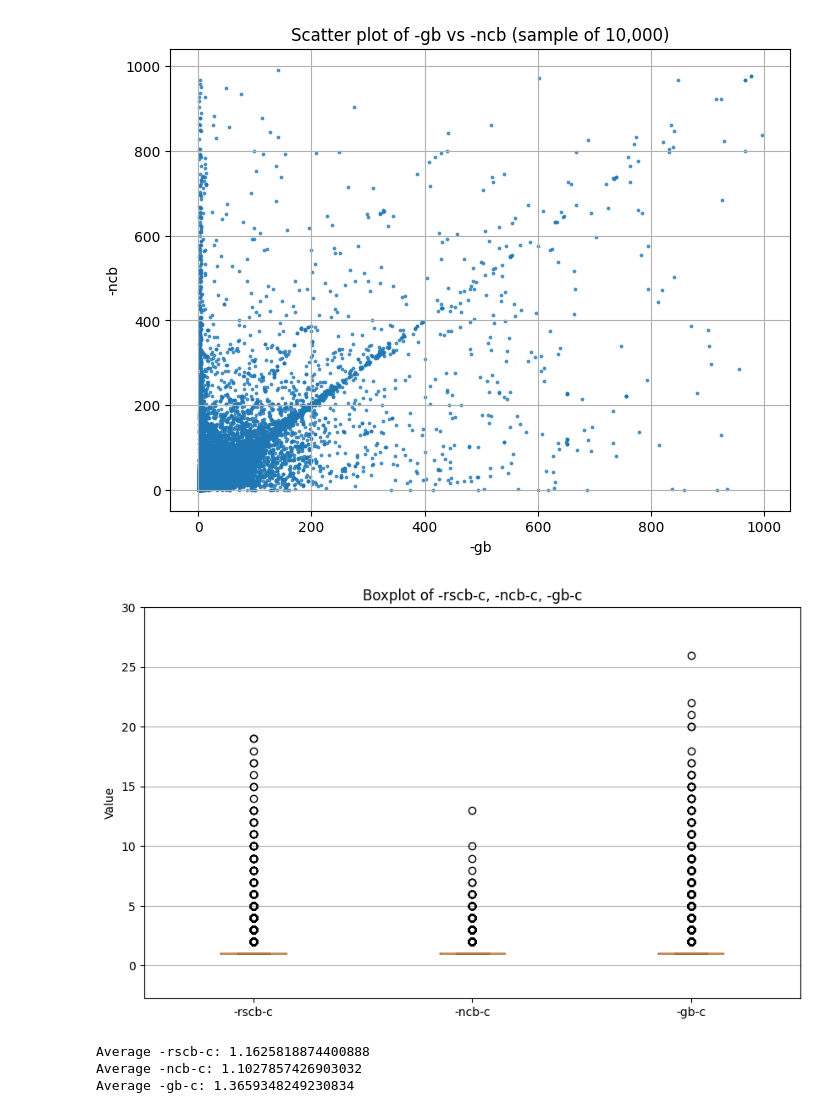
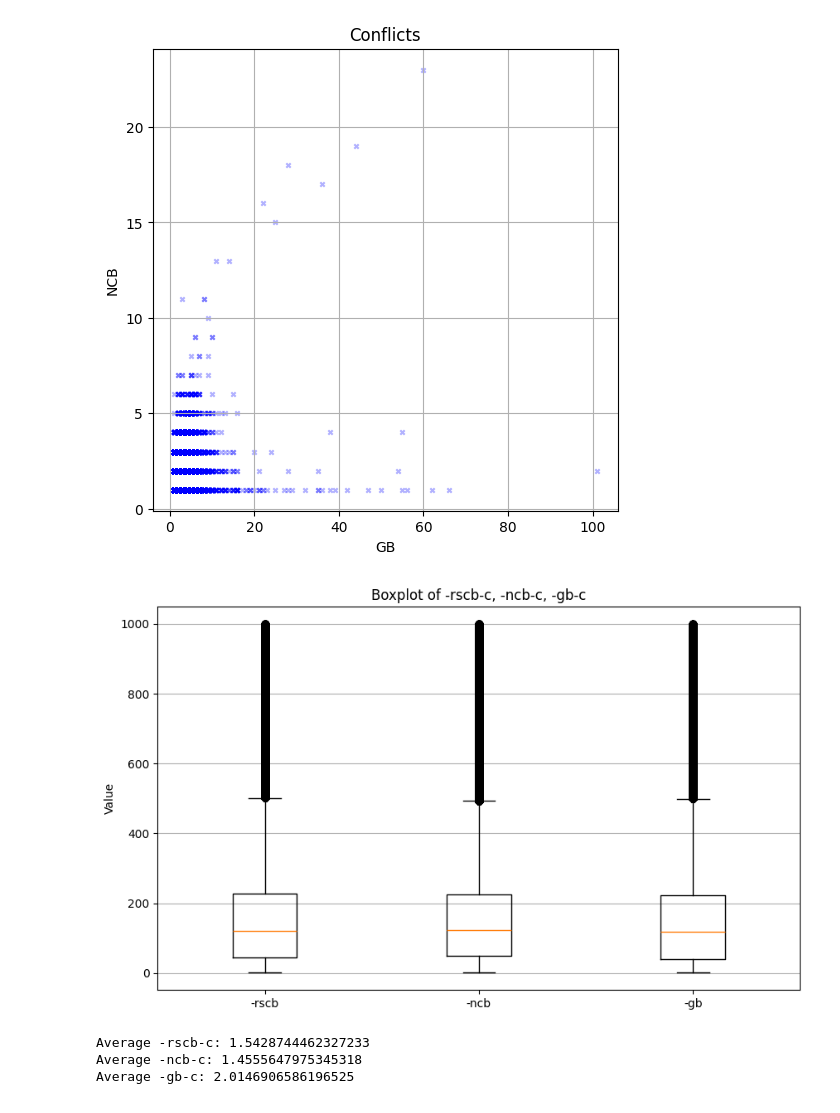
Before and after one commit to RobCoutel/NapSAT, a Jupyter notebook: scripts/smt-napsat-eval.ipynb, the cells around one changed output. Cells and saved outputs as stored; diff of their text form; code cells hidden in the pictures.

```diff
--- a/scripts/smt-napsat-eval.ipynb
+++ b/scripts/smt-napsat-eval.ipynb
@@ -10,5 +4,6 @@ df.columns = ['experiment', "-rscb", "-ncb", "-gb"]
 # %%
-csv_path = '~/out.csv'
+csv_path = '~/smt-napsat-conflicts-wo-avg.csv'
 df = pd.read_csv(csv_path)
+#df.columns = ['experiment', "-rscb", "-ncb", "-gb", "-rscb-c", "-ncb-c", "-gb-c", "-rscb-avg", "-ncb-avg", "-gb-avg"]
 df.columns = ['experiment', "-rscb", "-ncb", "-gb", "-rscb-c", "-ncb-c", "-gb-c"]
 # %%
@@ -32,28 +43,26 @@ Average difference (-ncb - -gb): 7.297620293434354
 # %%
-
-# Scatter plot between "-gb" and "-ncb" using a random sample of 10,000 rows
-plot_sample = df.sample(n=100000, random_state=42) if len(df) > 100000 else df
-plt.figure(figsize=(8, 6))
-plt.scatter(plot_sample["-gb"], plot_sample["-ncb"], alpha=0.7, s=3)
-plt.xlabel("-gb")
-plt.ylabel("-ncb")
-plt.title("Scatter plot of -gb vs -ncb (sample of 10,000)")
+N = 50000
+plot_sample = df.sample(n=N, random_state=4) if len(df) > N else df
+plt.figure(figsize=(6, 6))
+plt.scatter(plot_sample["-gb-c"], plot_sample["-ncb-c"], alpha=0.3, s=10, c='blue', marker='x')
+plt.xlabel("GB")
+plt.ylabel("NCB")
+plt.title("Conflicts")
 plt.grid(True)
 plt.show()
 # %% [output]
-[figure, old version]
+[figure, new version]
 # %%
 
 # Boxplot of the last three columns: -rscb-c, -ncb-c, -gb-c
 plt.figure(figsize=(10, 6))
-plt.boxplot([df["-rscb-c"], df["-ncb-c"], df["-gb-c"]], tick_labels=["-rscb-c", "-ncb-c", "-gb-c"])
+plt.boxplot([df["-rscb"], df["-ncb"], df["-gb"]], tick_labels=["-rscb", "-ncb", "-gb"])
 plt.ylabel("Value")
 plt.title("Boxplot of -rscb-c, -ncb-c, -gb-c")
-plt.ylim(top=30)
 plt.grid(True, axis='y')
 plt.show()
 # %% [output]
-[figure, old version]
+[figure, new version]
 # %%
 
 # Print the average of the last three columns
@@ -64,6 +73,6 @@ print(f"Average -rscb-c: {avg_rscb_c}")
 print(f"Average -ncb-c: {avg_ncb_c}")
 print(f"Average -gb-c: {avg_gb_c}")
 # %% [output]
-Average -rscb-c: 1.1625818874400888
-Average -ncb-c: 1.1027857426903032
-Average -gb-c: 1.3659348249230834
+Average -rscb-c: 1.5428744462327233
+Average -ncb-c: 1.4555647975345318
+Average -gb-c: 2.0146906586196525
```
Also changed, not shown: parts of 11 cells of this notebook.
